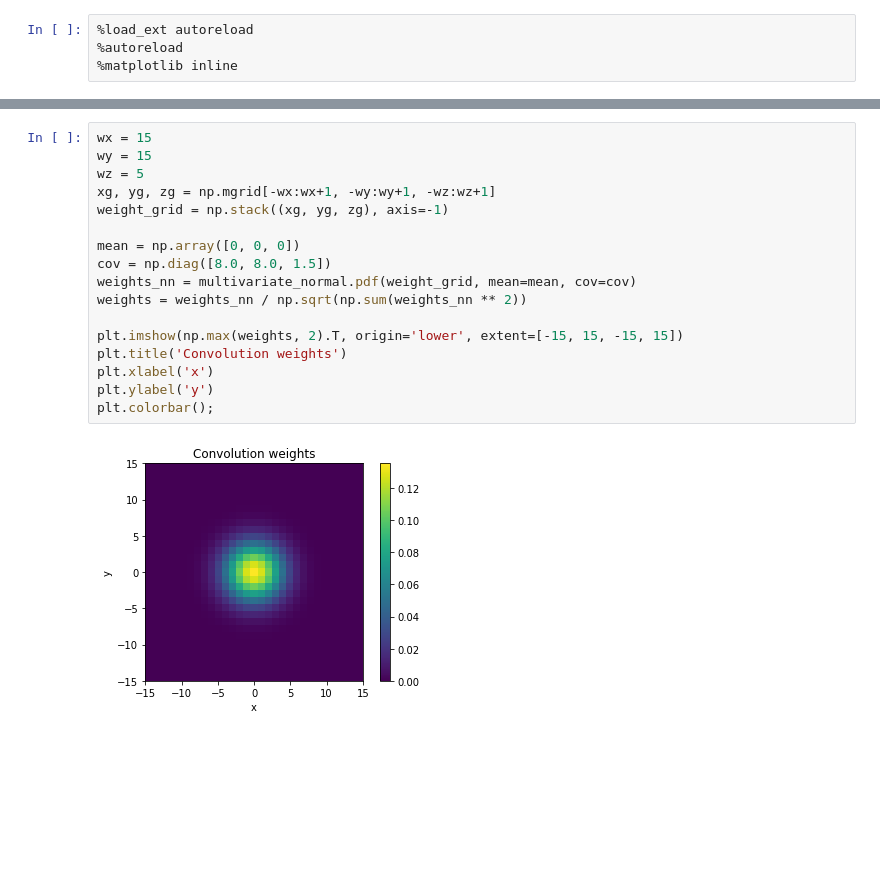
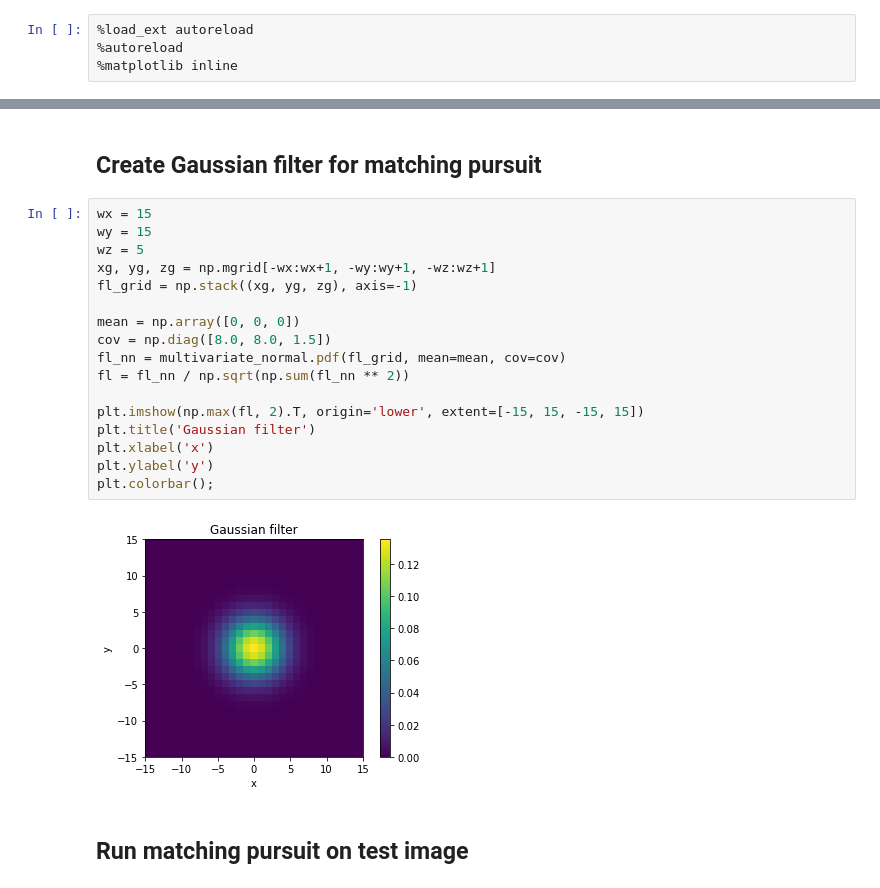
Before and after one commit to evarol/ot_tracking, a Jupyter notebook: python/notebooks/image_representation/04_01_matching_pursuit.ipynb, the cells around one changed output, grey strips where cells are left out. Cells and saved outputs as stored; diff of their text form; blank space fills up the shorter version.

```diff
--- a/python/notebooks/image_representation/04_01_matching_pursuit.ipynb
+++ b/python/notebooks/image_representation/04_01_matching_pursuit.ipynb
@@ -61,21 +59,25 @@ plt.axis('off');
+# %% [markdown]
+## Create Gaussian filter for matching pursuit
 # %%
 wx = 15
 wy = 15
 wz = 5
 xg, yg, zg = np.mgrid[-wx:wx+1, -wy:wy+1, -wz:wz+1]
-weight_grid = np.stack((xg, yg, zg), axis=-1)
+fl_grid = np.stack((xg, yg, zg), axis=-1)
 
 mean = np.array([0, 0, 0])
 cov = np.diag([8.0, 8.0, 1.5])
-weights_nn = multivariate_normal.pdf(weight_grid, mean=mean, cov=cov)
-weights = weights_nn / np.sqrt(np.sum(weights_nn ** 2))
+fl_nn = multivariate_normal.pdf(fl_grid, mean=mean, cov=cov)
+fl = fl_nn / np.sqrt(np.sum(fl_nn ** 2))
 
-plt.imshow(np.max(weights, 2).T, origin='lower', extent=[-15, 15, -15, 15])
-plt.title('Convolution weights')
+plt.imshow(np.max(fl, 2).T, origin='lower', extent=[-15, 15, -15, 15])
+plt.title('Gaussian filter')
 plt.xlabel('x')
 plt.ylabel('y')
 plt.colorbar();
 # %% [output]
-[figure, old version]
+[figure, new version]
+# %% [markdown]
+## Run matching pursuit on test image
 # %%
 %%time
```
Also changed, not shown: parts of 17 cells of this notebook, 7 other files.
